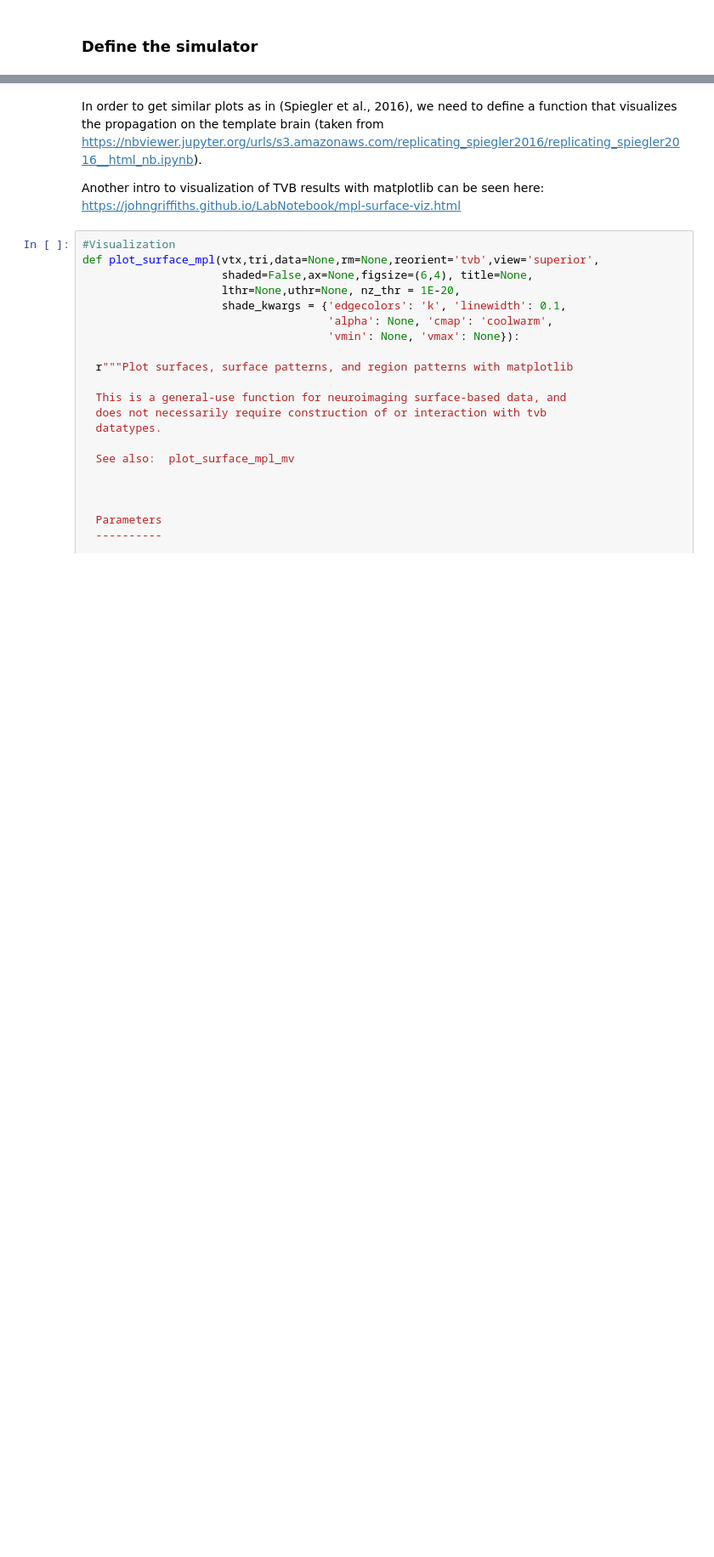
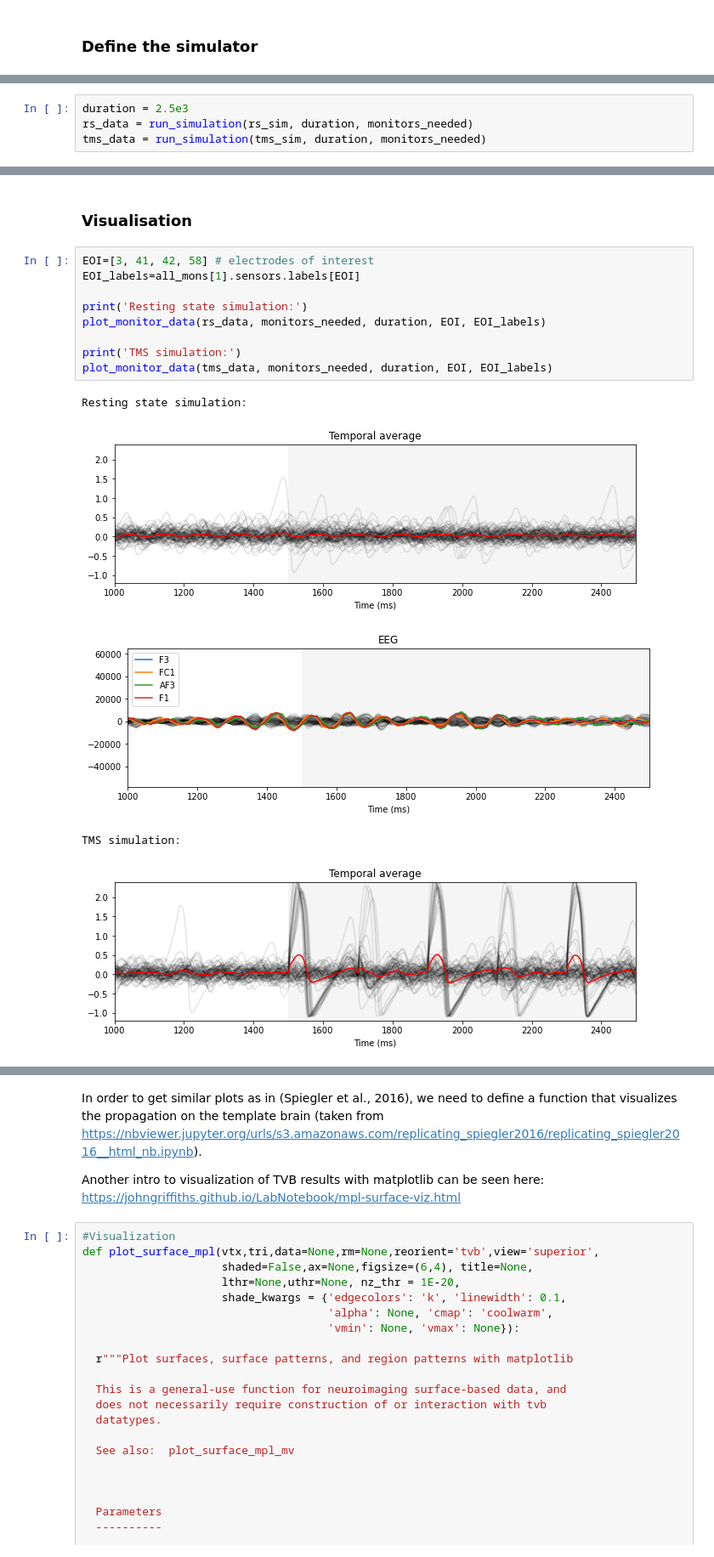
Before and after one commit to anujanegi/TMS-simulation, a Jupyter notebook: TMS_Simulation.ipynb, the cells around one changed output, grey strips where cells are left out. Shown at 85% size. Cells and saved outputs as stored; diff of their text form; blank space fills up the shorter version.

```diff
--- a/TMS_Simulation.ipynb
+++ b/TMS_Simulation.ipynb
@@ -349,0 +153,4 @@ plot_figures(raw_time, RAW_ITBS, tavg_time, TAVG_ITBS, savg_time, SAVG_ITBS, eeg
+# %%
+duration = 2.5e3
+rs_data = run_simulation(rs_sim, duration, monitors_needed)
+tms_data = run_simulation(tms_sim, duration, monitors_needed)
@@ -349,0 +160,17 @@ plot_figures(raw_time, RAW_ITBS, tavg_time, TAVG_ITBS, savg_time, SAVG_ITBS, eeg
+# %% [markdown]
+### Visualisation
+# %%
+EOI=[3, 41, 42, 58] # electrodes of interest
+EOI_labels=all_mons[1].sensors.labels[EOI]
+
+print('Resting state simulation:')
+plot_monitor_data(rs_data, monitors_needed, duration, EOI, EOI_labels)
+
+print('TMS simulation:')
+plot_monitor_data(tms_data, monitors_needed, duration, EOI, EOI_labels)
+# %% [output]
+Resting state simulation:
+[figure, added]
+[figure, added]
+TMS simulation:
+[figure, added]
```
Also changed, not shown: parts of 31 cells of this notebook.
